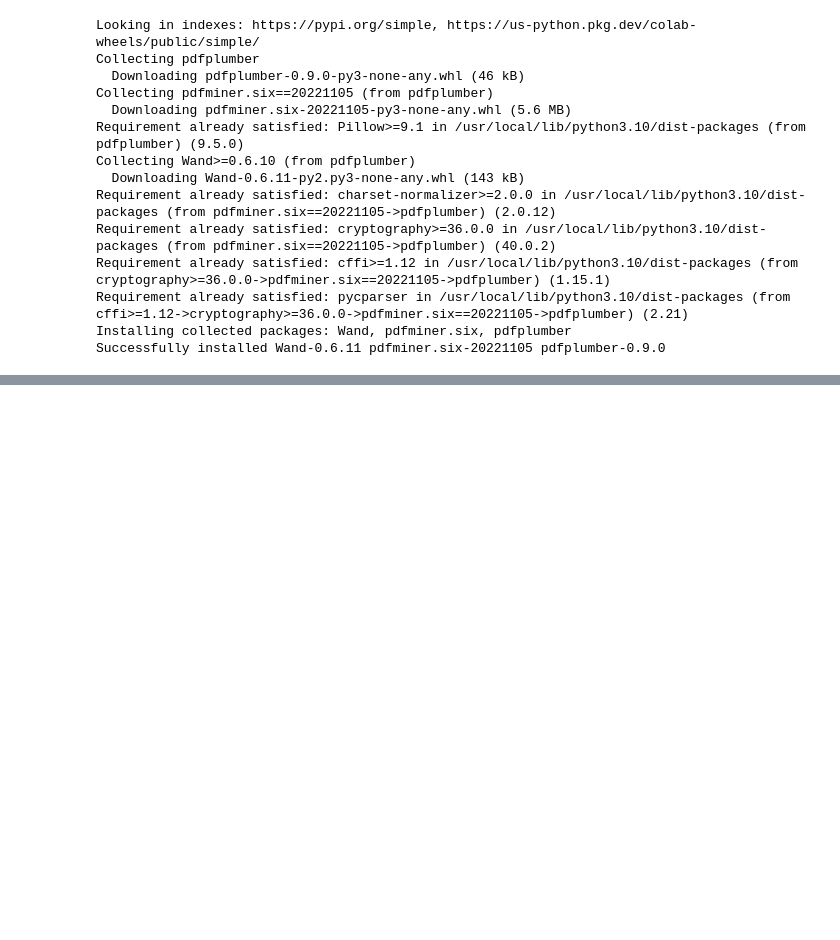
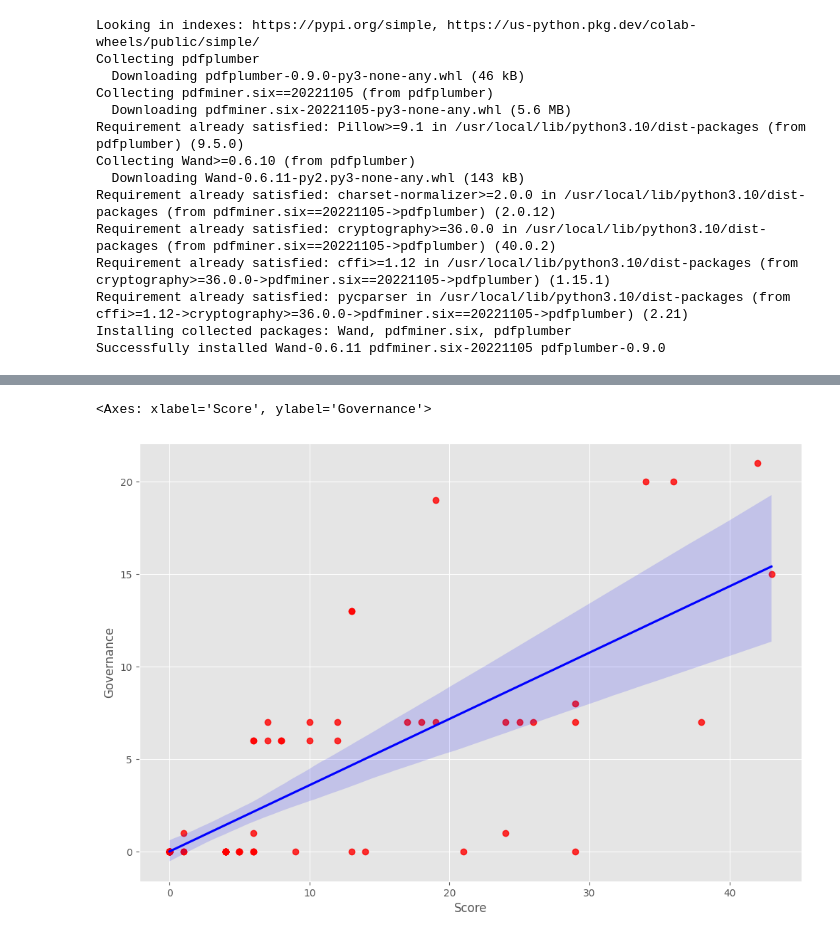
Before and after one commit to Marcotmr/Sustainability-Report-Score, a Jupyter notebook: Indicator_12_6_1_ML_NLP_project_.ipynb, the cells around one changed output, grey strips where cells are left out. Cells and saved outputs as stored; diff of their text form; code cells hidden in the pictures; blank space fills up the shorter version.

```diff
--- a/Indicator_12_6_1_ML_NLP_project_.ipynb
+++ b/Indicator_12_6_1_ML_NLP_project_.ipynb
@@ -211,0 +355,12 @@ print(results_df)
+# %%
+import matplotlib.pyplot as plt
+plt.style.use('ggplot')
+# %%
+from matplotlib.pyplot import figure
+%matplotlib inline
+plt.rcParams['figure.figsize'] = (12,8)
+# %%
+sns.regplot(x='Score',y='Governance',data=real_df, scatter_kws={"color":"red"},line_kws={"color":"blue"})
+# %% [output]
+<Axes: xlabel='Score', ylabel='Governance'>
+[figure, added]
```
Also changed, not shown: parts of 19 cells of this notebook.
